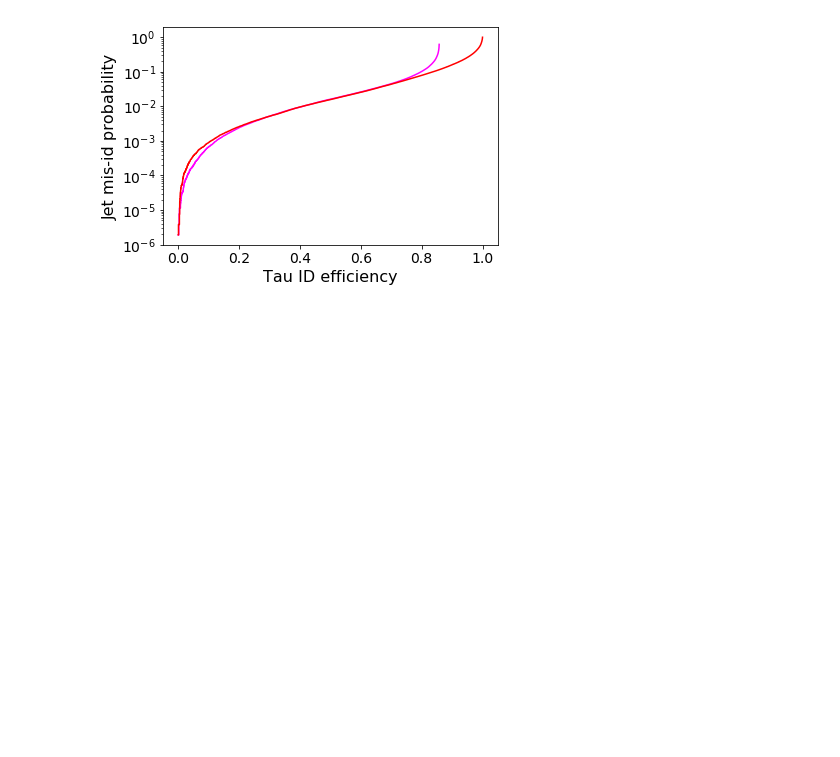
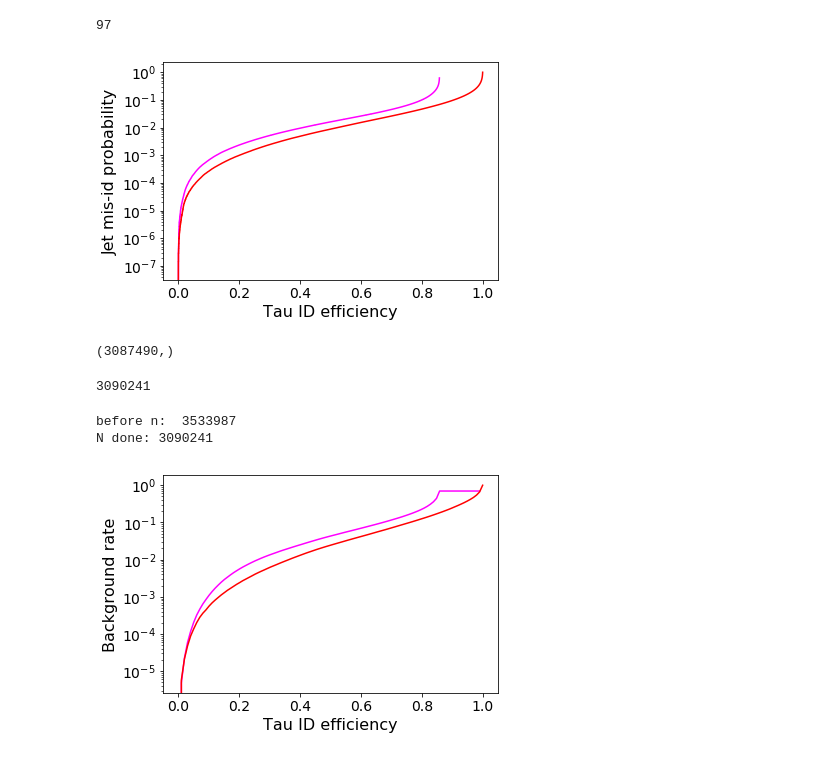
Before and after one commit to cms-tau-pog/TauMLTools, a Jupyter notebook: Analysis/notebooks/ProcessResults.ipynb, the cells around one changed output. Cells and saved outputs as stored; diff of their text form; code cells hidden in the pictures; blank space fills up the shorter version.

```diff
--- a/Analysis/notebooks/ProcessResults.ipynb
+++ b/Analysis/notebooks/ProcessResults.ipynb
@@ -23,2 +47,7 @@ df_taus.shape
 # %%
 df = df.append(df_taus)
+# %%
+del df_taus
+gc.collect()
+# %% [output]
+97
@@ -27,8 +67,7 @@ presel = (df['pt'] > 20) & (np.abs(df['eta']) < 2.3)
 # %%
 df_tj = df[((df['gen_tau'] == True) | (df['gen_jet'] == True)) & presel]
 fpr_ref, tpr_ref, thresholds_ref = metrics.roc_curve(df_tj['gen_tau'], df_tj['refId_jet'])
-pred = df_tj['deepId_tau'] / (df_tj['deepId_tau'] + df_tj['deepId_jet'])
-fpr, tpr, thresholds = metrics.roc_curve(df_tj['gen_tau'], pred)
+fpr, tpr, thresholds = metrics.roc_curve(df_tj['gen_tau'], df_tj['tau_vs_jet'])
 plt.semilogy(tpr_ref[:-1], fpr_ref[:-1], 'magenta', tpr, fpr, 'red')
 #plt.ylim([0,0.2])
 #plt.xlim([.4, 0.8])
@@ -38,4 +77,4 @@ plt.xticks(fontsize=14)
 plt.yticks(fontsize=14)
 plt.savefig('tau_vs_jet.pdf', bbox_inches='tight')
 # %% [output]
-[figure, old version]
+[figure, new version]
@@ -41,0 +101,56 @@ plt.savefig('tau_vs_jet.pdf', bbox_inches='tight')
+# %%
+%%cython
+import numpy as np
+def rate_curve(df, variables, thresholds):
+    rates = np.zeros(thresholds.shape)
+    events = df.groupby(['run', 'lumi', 'evt'])
+    print("before n: ", df.shape[0])
+    n_events = len(events)
+    print("N done:", n_events)
+    for v in range(0, len(variables)):
+        var = variables[v]
+        x = events[var].max()
+        for k in range(0, thresholds.shape[0]):
+            n_passed = np.count_nonzero(x > thresholds[k, v])
+            rates[k, v] = float(n_passed) / n_events
+    return rates
+# %%
+np.unique(df_qcd.evt).shape
+# %% [output]
+(3087490,)
+# %%
+df_qcd.sort_values(by=['run', 'lumi', 'evt'], inplace=True)
+# %%
+len(df_qcd.groupby(['run', 'lumi', 'evt']))
+# %% [output]
+3090241
+# %%
+def efficiency_curve(x, n_bins):
+    eff = np.linspace(0, 1, num=n_bins)
+    thr = np.percentile(x, (1-eff) * 100)
+    return eff, thr
+# %%
+def rate_eff_curve(df_rate, df_eff, variables, n_bins):
+    eff = np.zeros((n_bins, len(variables)))
+    thr = np.zeros(eff.shape)
+    for v in range(0, len(variables)):
+        var = variables[v]
+        eff[:, v], thr[:, v] = efficiency_curve(df_eff[var], n_bins)
+    rates = rate_curve(df_rate, variables, thr)
+    return rates, eff, thr
+# %%
+fpr, tpr, thresholds = rate_eff_curve(df_qcd,
+                                      df[(df['gen_tau'] == True) & presel],
+                                      ['refId_jet', 'tau_vs_all'], 100)
+plt.semilogy(tpr[:-1, 0], fpr[:-1, 0], 'magenta', tpr[:, 1], fpr[:, 1], 'red')
+#plt.ylim([0,0.2])
+#plt.xlim([.4, 0.8])
+plt.xlabel('Tau ID efficiency', fontsize=16)
+plt.ylabel('Background rate', fontsize=16)
+plt.xticks(fontsize=14)
+plt.yticks(fontsize=14)
+plt.savefig('tau_vs_jet.pdf', bbox_inches='tight')
+# %% [output]
+before n:  3533987
+N done: 3090241
+[figure, added]
```
Also changed, not shown: parts of 20 cells of this notebook, 7 other files.
